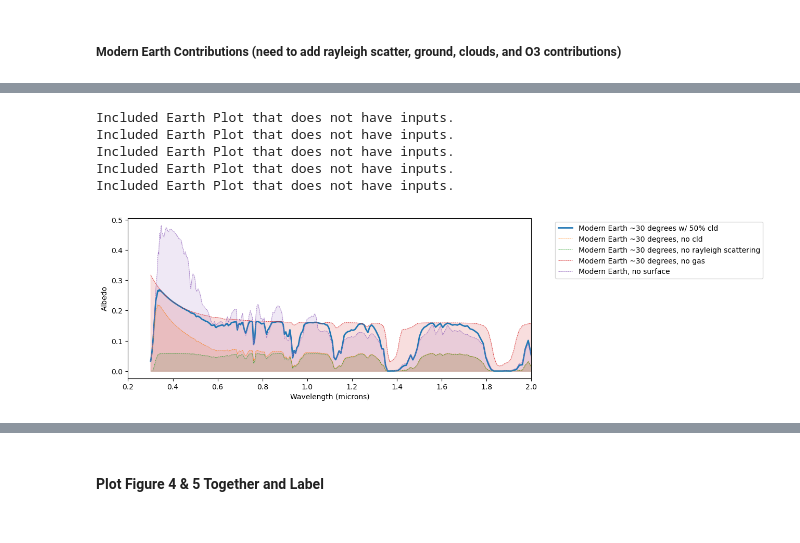
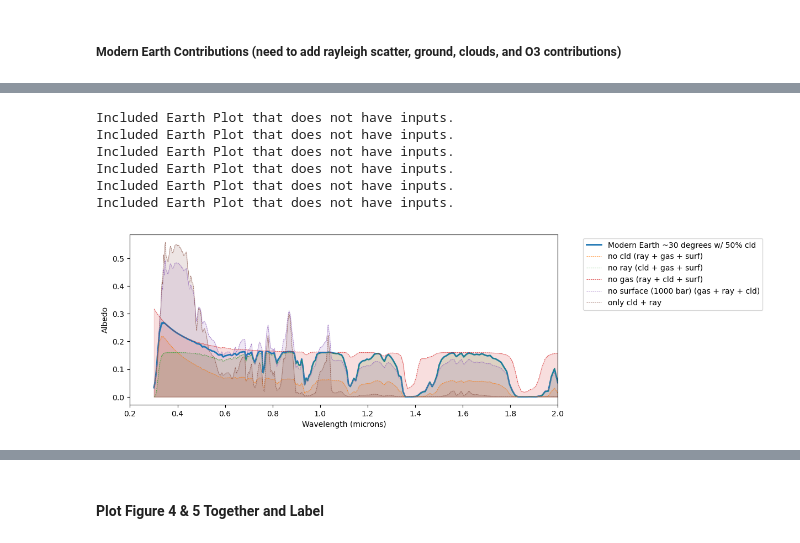
Before and after one commit to ElizabethP712/MiniNeptuneGrid26_PostBac, a Jupyter notebook: FiguresPaper.ipynb, the cells around one changed output, grey strips where cells are left out. Cells and saved outputs as stored; diff of their text form; code cells hidden in the pictures.

```diff
--- a/FiguresPaper.ipynb
+++ b/FiguresPaper.ipynb
@@ -808,3 +889,18 @@ with open('RLS_results/EarthSpectrum_ArcheanEarth_ghostclde10_phase0.5236_cld0.5
+# %%
+with open('RLS_results/EarthSpectrum_ModernEarth_ghostclde10_phase0.5236_cld0_psurf1.0_nogas_noray.pkl', 'rb') as f:
+    ModernEarth_nocld_noray_nogas_30deg = pickle.load(f)
+    wno_ModernEarth_nocld_noray_nogas_30deg = ModernEarth_nocld_noray_nogas_30deg['wno']
+    alb_ModernEarth_nocld_noray_nogas_30deg = ModernEarth_nocld_noray_nogas_30deg['albedo']
+# %%
+with open('RLS_results/EarthSpectrum_ModernEarth_ghostclde10_phase0.5236_cld0_psurf1000.0.pkl', 'rb') as f:
+    ModernEarth_nocld_noray_nogas_30deg = pickle.load(f)
+    wno_ModernEarth_nocld_nosurf_30deg = ModernEarth_nocld_noray_nogas_30deg['wno']
+    alb_ModernEarth_nocld_nosurf_30deg = ModernEarth_nocld_noray_nogas_30deg['albedo']
+# %%
+with open('RLS_results/EarthSpectrum_ModernEarth_ghostclde10_phase0.5236_cld0.5_psurf1000.0.pkl', 'rb') as f:
+    ModernEarth_nosurf_30deg = pickle.load(f)
+    wno_ModernEarth_nosurf_30deg = ModernEarth_nosurf_30deg['wno']
+    alb_ModernEarth_nosurf_30deg = ModernEarth_nosurf_30deg['albedo']
 # %% [markdown]
 ## Figures Plotted
 # %% [markdown]
@@ -995,7 +1091,7 @@ def plot_reflected_spectrum(wno=None, alb=None, inputs=None, legend_label=None,
         note inputs should be ordered like radius, metallicity, internal temperature,
         semi-major axis, c/o ratio, and kzz mixing coefficient.
     legend_label = list of strings describing what dataset you are pulling from
-    fill_curves = a float; fills the last fill_curve value of curves
+    fill_curves = a float; fills the last fill_curve value of curves|
     """
 
     # Define a list of colors or use a color cycle
@@ -1252,16 +1393,17 @@ array([nan, nan, nan, nan, nan, nan, nan, nan, nan, nan, nan, nan, nan,
        nan, nan, nan, nan, nan, nan, nan, nan, nan, nan, nan, nan, nan,
        nan, nan, nan, nan, nan, nan, nan])
 # %%
-wno_all_modernearth = [np.array(res_modern_earth_wv_list[3].copy()), earth_results['modern_nocld']['wno'].copy(), wno_ModernEarth_noray_30deg, earth_results['modern_nogas']['wno'].copy(), earth_results['modern_deep']['wno'].copy()]
-alb_all_modernearth = [np.array(res_modern_earth_alb_list[3].copy()), earth_results['modern_nocld']['albedo'].copy(), alb_ModernEarth_noray_30deg, earth_results['modern_nogas']['albedo'].copy(), earth_results['modern_deep']['albedo'].copy()]
-inputs_all_archeanearth = [None, None, None, None, None]
-legend_label_all_archeanearth = ['Modern Earth ~30 degrees w/ 50% cld', 'Modern Earth ~30 degrees, no cld', 'Modern Earth ~30 degrees, no rayleigh scattering', 'Modern Earth ~30 degrees, no gas', 'Modern Earth, no surface']
+wno_all_modernearth = [np.array(res_modern_earth_wv_list[3].copy()), earth_results['modern_nocld']['wno'], wno_ModernEarth_noray_30deg, earth_results['modern_nogas']['wno'], wno_ModernEarth_nosurf_30deg, wno_ModernEarth_nocld_nosurf_30deg]
+alb_all_modernearth = [np.array(res_modern_earth_alb_list[3].copy()), earth_results['modern_nocld']['albedo'], alb_ModernEarth_noray_30deg, earth_results['modern_nogas']['albedo'], alb_ModernEarth_nosurf_30deg, alb_ModernEarth_nocld_nosurf_30deg]
+inputs_all_archeanearth = [None, None, None, None, None, None]
+legend_label_all_archeanearth = ['Modern Earth ~30 degrees w/ 50% cld', 'no cld (ray + gas + surf)', 'no ray (cld + gas + surf)', 'no gas (ray + cld + surf)', 'no surface (1000 bar) (gas + ray + cld)', 'only cld + ray']
 
-plot_reflected_spectrum(wno=wno_all_modernearth, alb=alb_all_modernearth, inputs=inputs_all_archeanearth, legend_label=legend_label_all_archeanearth, fill_curves=4)
+plot_reflected_spectrum(wno=wno_all_modernearth, alb=alb_all_modernearth, inputs=inputs_all_archeanearth, legend_label=legend_label_all_archeanearth, fill_curves=5)
 # %% [output]
 Included Earth Plot that does not have inputs.
 Included Earth Plot that does not have inputs.
 Included Earth Plot that does not have inputs.
 Included Earth Plot that does not have inputs.
 Included Earth Plot that does not have inputs.
+Included Earth Plot that does not have inputs.
-[figure, old version]
+[figure, new version]
```
Also changed, not shown: parts of 25 cells of this notebook, 1 other file.
